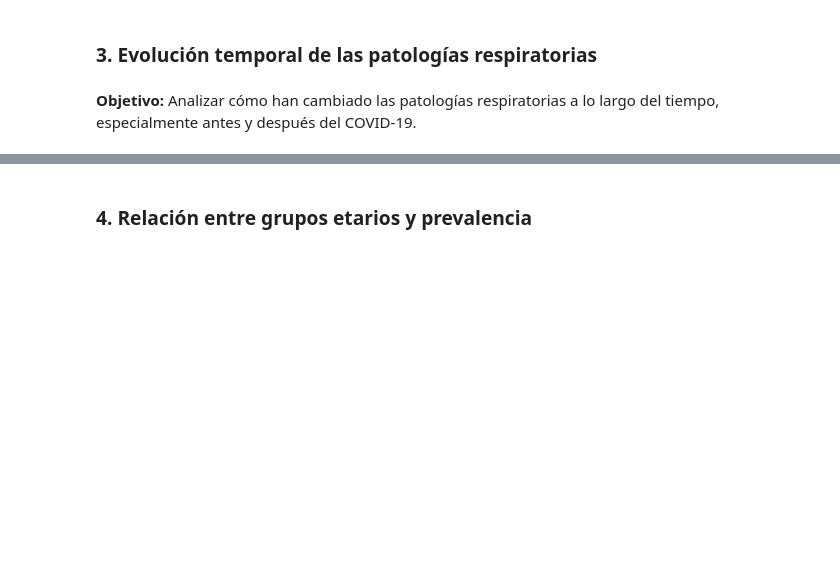
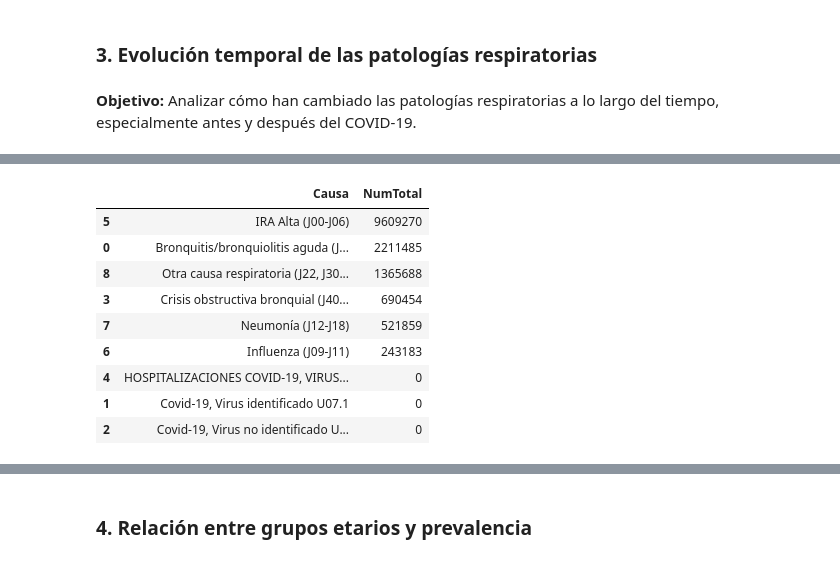
Before and after one commit to JoabVJ/project-imt2200, a Jupyter notebook: Entrega inicial/notebooks/01_EDA_enfermedades_respiratorias.ipynb, the cells around one changed output, grey strips where cells are left out. Cells and saved outputs as stored; diff of their text form; code cells hidden in the pictures; blank space fills up the shorter version.

```diff
--- a/Entrega inicial/notebooks/01_EDA_enfermedades_respiratorias.ipynb
+++ b/Entrega inicial/notebooks/01_EDA_enfermedades_respiratorias.ipynb
@@ -889,0 +1096,21 @@ plt.show()
+# %%
+# Agrupamos y sumamos por causa (todas las patologías)
+pre_causas = (
+    df_pre
+    .groupby('Causa', as_index=False)['NumTotal']
+    .sum()
+    .sort_values(by='NumTotal', ascending=False)
+)
+
+pre_causas
+# %% [output]
+|  | Causa | NumTotal |
+| 5 | IRA Alta (J00-J06) | 9609270 |
+| 0 | Bronquitis/bronquiolitis aguda (J... | 2211485 |
+| 8 | Otra causa respiratoria (J22, J30... | 1365688 |
+| 3 | Crisis obstructiva bronquial (J40... | 690454 |
+| 7 | Neumonía (J12-J18) | 521859 |
+| 6 | Influenza (J09-J11) | 243183 |
+| 4 | HOSPITALIZACIONES COVID-19, VIRUS... | 0 |
+| 1 | Covid-19, Virus identificado U07.1 | 0 |
+| 2 | Covid-19, Virus no identificado U... | 0 |
```
Also changed, not shown: parts of 29 cells of this notebook.
